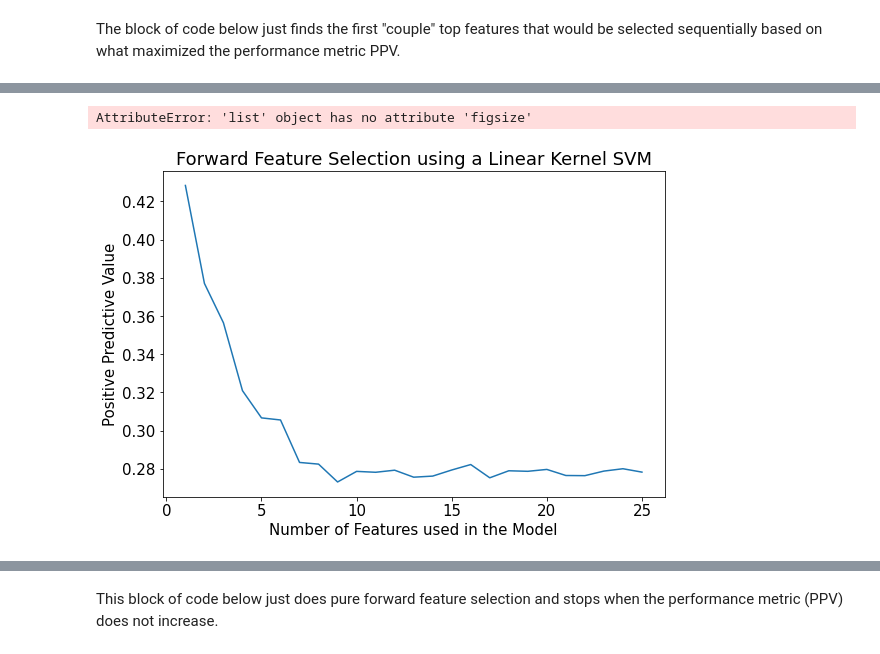
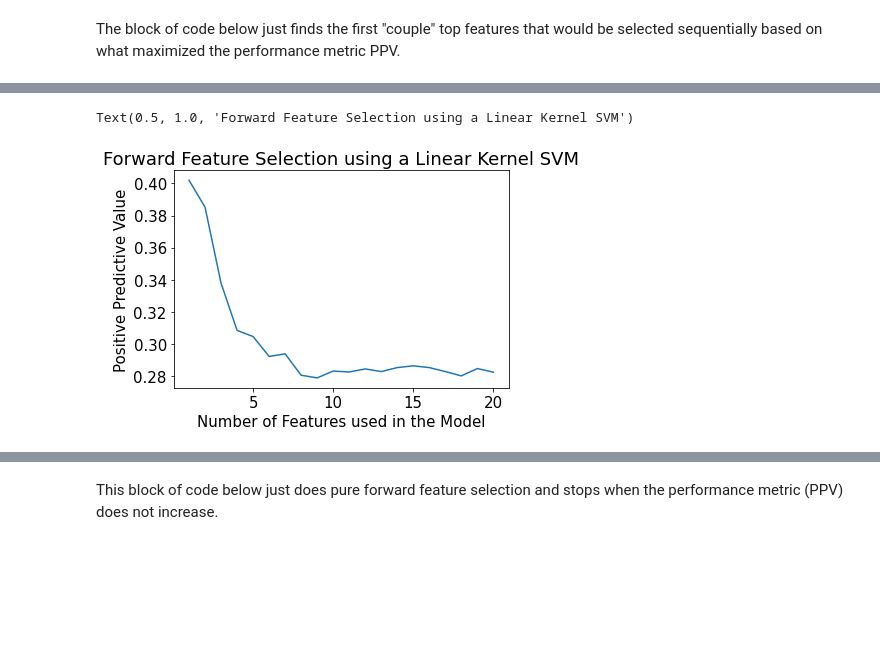
Before and after one commit to nikdata/human-activity-recognition, a Jupyter notebook: exploration_and_visualization/SVM_FeatureSelection.ipynb, the cells around one changed output, grey strips where cells are left out. Saved outputs shown, nothing was run; the diff lists cells and outputs as text; code cells hidden in the pictures; blank space fills up the shorter version.

Commit message:
Updated comments and added graphics

```diff
--- a/exploration_and_visualization/SVM_FeatureSelection.ipynb
+++ b/exploration_and_visualization/SVM_FeatureSelection.ipynb
@@ -68,21 +72,22 @@ def iter_SVM(df_other, df_stf, best_feat, iteration, n_other=df_stf.shape[0], n_
 
     # Dataframe that holds the feature evaluation metric for each iteration
     metric = pd.DataFrame(zip(test_feat,np.zeros(len(test_feat))),
-                          columns=["feature","score1"]).set_index("feature")
+                          columns=["feature","temp"]).set_index("feature")
 
     for reps in range(iteration):
         ### Want to use the same testing and validation set between evaluating features
 
         # Gets the row indices for the training data sets
-        train_other = resample([i for i in range(df_other.shape[0])],n_samples=n_others)
+        train_other = resample([i for i in range(df_other.shape[0])],n_samples=n_other)
         train_stf = resample([i for i in range(df_stf.shape[0])],n_samples=n_stf)
 
         # Gets the row indices for the validation training set
         valid_other = [i for i in range(df_other.shape[0]) if i not in train_other]
         valid_stf = [i for i in range(df_stf.shape[0]) if i not in train_stf]
 
-        _rep = "score" + str(reps+1)
-        metric = pd.concat([metric,pd.DataFrame(np.zeros(metric.shape[0]),columns=[_rep])],axis=1)
+        # Adds on new column to store the PPV for the respective repetition
+        _rep = "Rep. " + str(reps+1)
+        metric = pd.concat([metric, pd.DataFrame(zip(test_feat,np.zeros(metric.shape[0])),columns=["feature",_rep]).set_index("feature")],axis=1)
 
         for trial in test_feat:
             feature = best_feat + [trial] # feature list to train SVM with
@@ -97,22 +102,17 @@ def iter_SVM(df_other, df_stf, best_feat, iteration, n_other=df_stf.shape[0], n_
             valid_X = valid_X.reshape(-1,len(feature))
 
             # Training the Linear SVM
-            lin_clf = svm.LinearSVC(dual=False,C=1,max_iter=10**5)
+            lin_clf = svm.LinearSVC(dual=False,C=10,max_iter=10**5)
             lin_clf.fit(train_X,train_Y)
 
-            # Adds performance metrix to the DataFrame
+            # Adds performance metric to the DataFrame
             metric.loc[trial,_rep] = _metric(df_stf,valid_X)
 
+    metric.drop("temp", axis=1, inplace=True) # drop the temporary column used for initialization
     avg_metric = metric.mean(axis=1) # averages metrics for the same feature
     maxed_feat = avg_metric.idxmax() # finds the best feature with the greatest averaged metric
 
     return (maxed_feat,metric)
-
-def confusion_matrix():
-    '''
-    Creates a confusion matrix from the true_y and predicted_y values. Still working on it...
-    '''
-    return
 # %% [markdown]
 The block of code below just finds the first "couple" top features that would be selected sequentially based on what maximized the performance metric PPV.
 # %%
@@ -124,17 +124,18 @@ n_stf = 200 # number of slip, trip, fall data points to train model with (defaul
 PPV = [0] # Holds the PPV values as we successively add features using forward feature selection; needs to initialize with 0 to begin comparisons
 best_feat = [] # Hold the features we add in chronological order
 
-count = 0
+count = 0 # counter for the loop
 
-# Loop iterates through all the features, and breaks when the PPV no longer increases (onset of overfitting)
+# Loop iterates through all the features and stops when the model uses 20 features
+# Gives an idea of how the model performs as we continue to add features to the SVM consecutively
 for i in range(df_stf.shape[1]):
     top_feat, df_PPV = iter_SVM(df_other,df_stf,best_feat,iterations,n_others, n_stf)
 
     best_feat.append(top_feat)
     PPV.append(df_PPV.loc[top_feat].mean(axis=0))
 
-    print("Best Feature: %s, PPV: %.4f" %(top_feat,PPV[i+1]))
+    count += 1
+    if count == 20:
+        break
 
-    count += 1
-    if count == 25:
-        break
+PPV.pop(0); # Removes the first indexed value because it was used as a placeholder for starting
@@ -159,13 +142,9 @@ Best Feature: window 20:5020 total variation, PPV: 0.2782
 # %%
-#PPV.pop(0) # Uncomment this if you are running it for the first time
 plt.rcParams.update({'font.size': 15})
-plt.plot([i+1 for i in range(25)],PPV)
+plt.plot([i+1 for i in range(20)],PPV)
 plt.xlabel("Number of Features used in the Model")
 plt.ylabel("Positive Predictive Value")
 plt.title("Forward Feature Selection using a Linear Kernel SVM")
-fig.figsize([9,6])
-
-plt.savefig("Sample_Plot.png",dpi=600)
 # %% [output]
-AttributeError: 'list' object has no attribute 'figsize'
+Text(0.5, 1.0, 'Forward Feature Selection using a Linear Kernel SVM')
-[figure, old version]
+[figure, new version]
```
Also changed, not shown: parts of 7 cells of this notebook.
